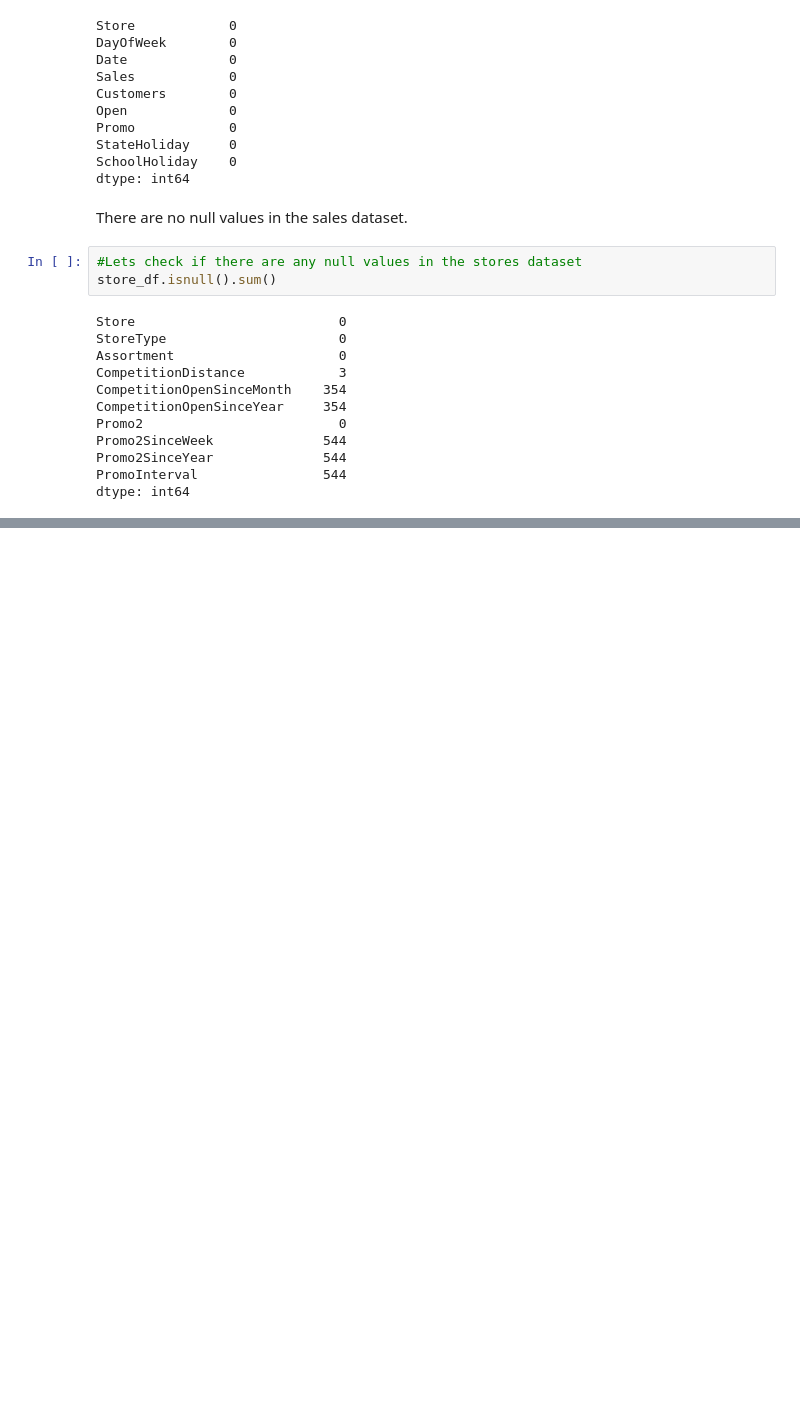
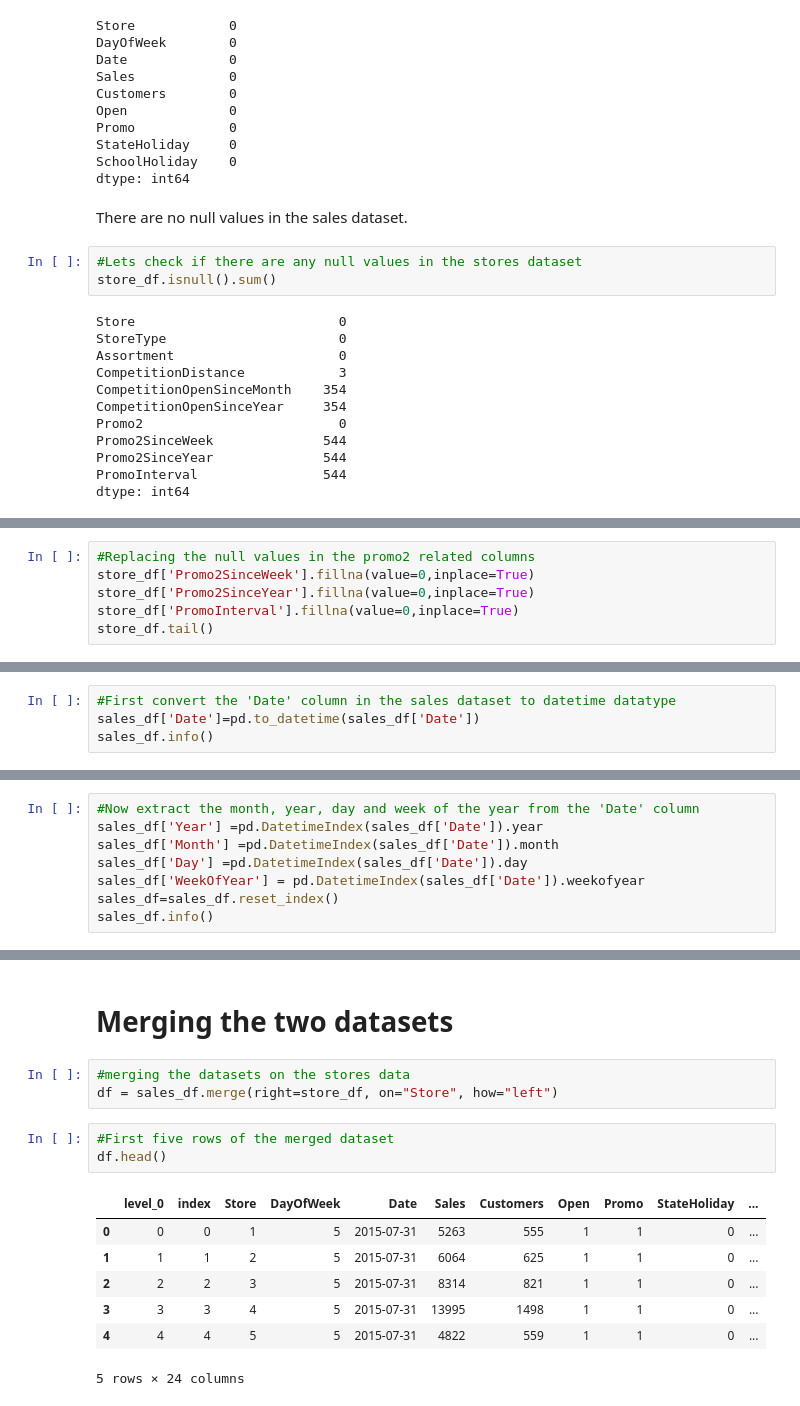
Before and after one commit to sumaiyasiddiqa/Retail-sales-prediction, a Jupyter notebook: Retail_Sales_Prediction_Sumaiya_Siddiqa.ipynb, the cells around one changed output, grey strips where cells are left out. Cells and saved outputs as stored; diff of their text form; blank space fills up the shorter version.

```diff
--- a/Retail_Sales_Prediction_Sumaiya_Siddiqa.ipynb
+++ b/Retail_Sales_Prediction_Sumaiya_Siddiqa.ipynb
@@ -173,0 +198,6 @@ dtype: int64
+# %%
+#Replacing the null values in the promo2 related columns
+store_df['Promo2SinceWeek'].fillna(value=0,inplace=True)
+store_df['Promo2SinceYear'].fillna(value=0,inplace=True)
+store_df['PromoInterval'].fillna(value=0,inplace=True)
+store_df.tail()
@@ -173,0 +230,4 @@ dtype: int64
+# %%
+#First convert the 'Date' column in the sales dataset to datetime datatype
+sales_df['Date']=pd.to_datetime(sales_df['Date'])
+sales_df.info()
@@ -173,0 +251,8 @@ dtype: int64
+# %%
+#Now extract the month, year, day and week of the year from the 'Date' column
+sales_df['Year'] =pd.DatetimeIndex(sales_df['Date']).year
+sales_df['Month'] =pd.DatetimeIndex(sales_df['Date']).month
+sales_df['Day'] =pd.DatetimeIndex(sales_df['Date']).day
+sales_df['WeekOfYear'] = pd.DatetimeIndex(sales_df['Date']).weekofyear
+sales_df=sales_df.reset_index()
+sales_df.info()
@@ -173,0 +277,16 @@ dtype: int64
+# %% [markdown]
+# **Merging the two datasets**
+# %%
+#merging the datasets on the stores data
+df = sales_df.merge(right=store_df, on="Store", how="left")
+# %%
+#First five rows of the merged dataset
+df.head()
+# %% [output]
+|  | level_0 | index | Store | DayOfWeek | Date | Sales | Customers | Open | Promo | StateHoliday | ... |
+| 0 | 0 | 0 | 1 | 5 | 2015-07-31 | 5263 | 555 | 1 | 1 | 0 | ... |
+| 1 | 1 | 1 | 2 | 5 | 2015-07-31 | 6064 | 625 | 1 | 1 | 0 | ... |
+| 2 | 2 | 2 | 3 | 5 | 2015-07-31 | 8314 | 821 | 1 | 1 | 0 | ... |
+| 3 | 3 | 3 | 4 | 5 | 2015-07-31 | 13995 | 1498 | 1 | 1 | 0 | ... |
+| 4 | 4 | 4 | 5 | 5 | 2015-07-31 | 4822 | 559 | 1 | 1 | 0 | ... |
+5 rows × 24 columns
```
Also changed, not shown: parts of 12 cells of this notebook.
